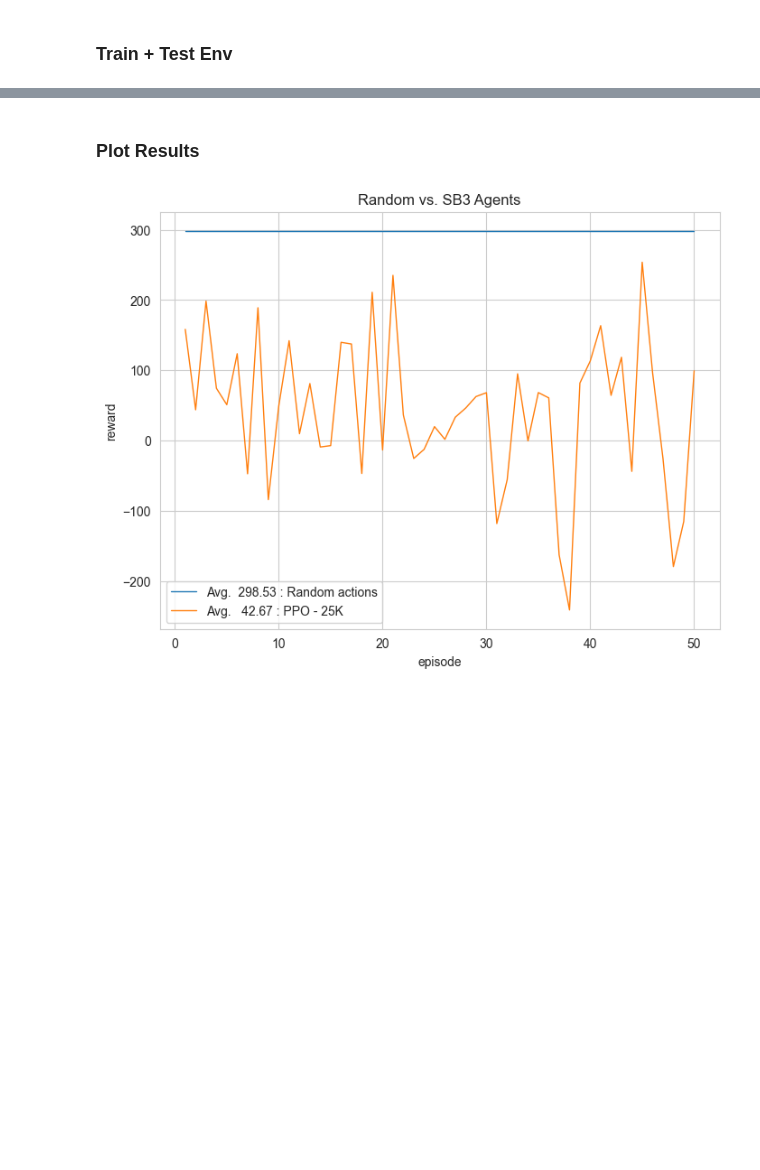
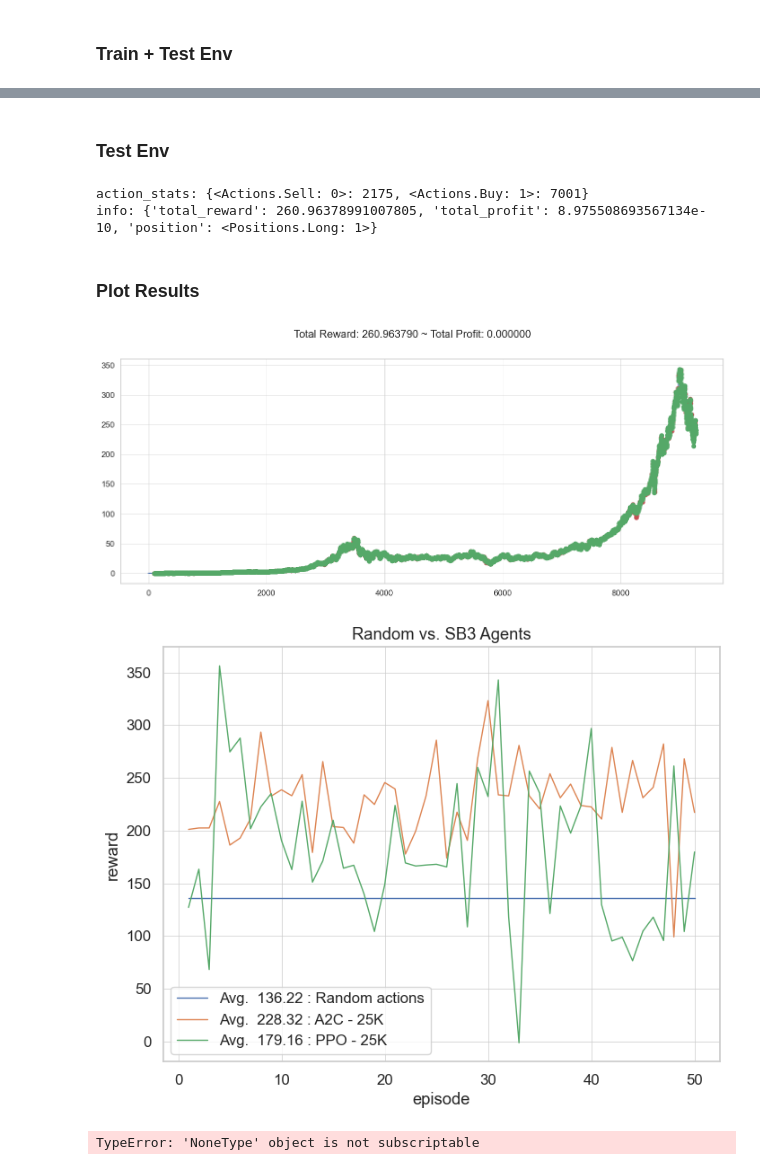
Before and after one commit to ChopinNo3Op9/RL-Based-Gym-Trading, a Jupyter notebook: examples/SB3_a2c_ppo.ipynb, the cells around one changed output, grey strips where cells are left out. Drawn from its saved outputs; the diff is of its cells as text; code cells hidden in the pictures; blank space fills up the shorter version.

Commit message:
updated ppo with MSFT

```diff
--- a/examples/SB3_a2c_ppo.ipynb
+++ b/examples/SB3_a2c_ppo.ipynb
@@ -25,6 +26,8 @@ import yfinance as yf
 
 # Download Tesla's stock data
 # data = yf.download('TSLA', start='2020-01-01', end='2020-03-31')
-data = yf.download('TSLA', end='2022-12-31')
+# data = yf.download('TSLA', end='2022-12-31')
+data = yf.download('MSFT', end='2022-12-31')
+# data = data[:200]
 # %% [output]
 [*********************100%%**********************]  1 of 1 completed
@@ -235,8 +236,8 @@ learning_timesteps_list_in_K = [25]
 # learning_timesteps_list_in_K = [500, 1000, 3000, 5000]
 
 # RL Algorithms: https://stable-baselines3.readthedocs.io/en/master/guide/algos.html
-# model_class_list = [A2C, PPO]
-model_class_list = [PPO]
+model_class_list = [A2C, PPO]
+# model_class_list = [PPO]
 
 for timesteps in learning_timesteps_list_in_K:
     total_learning_timesteps = timesteps * 1000  # how many decisions (actions)
@@ -291,5 +302,37 @@ KeyboardInterrupt:
+# %% [markdown]
+### Test Env
+# %%
+action_stats = {Actions.Sell: 0, Actions.Buy: 0}
+
+observation, info = env.reset(seed=2023)
+
+while True:
+    # action = env.action_space.sample()
+    action, _states = model.predict(observation)
+
+    action_stats[Actions(action)] += 1
+    observation, reward, terminated, truncated, info = env.step(action)
+    done = terminated or truncated
+
+    # env.render()
+    if done:
+        break
+
+env.close()
+
+print("action_stats:", action_stats)
+print("info:", info)
+# %% [output]
+action_stats: {<Actions.Sell: 0>: 2175, <Actions.Buy: 1>: 7001}
+info: {'total_reward': 260.96378991007805, 'total_profit': 8.975508693567134e-10, 'position': <Positions.Long: 1>}
 # %% [markdown]
 ### Plot Results
+# %%
+plt.figure(figsize=(16, 6))
+env.unwrapped.render_all()
+plt.show()
+# %% [output]
+[figure, added]
 # %%
 data = pd.DataFrame(plot_data)
 
@@ -308,4 +351,4 @@ plt.title('Random vs. SB3 Agents')
 plt.legend()
 plt.show()
 # %% [output]
-[figure, old version]
+[figure, new version]
@@ -311,0 +364,10 @@ plt.show()
+# %%
+qs.extend_pandas()
+
+net_worth = pd.Series(env.unwrapped.history['total_profit'], index=df.index[start_index+1:end_index])
+returns = net_worth.pct_change().iloc[1:]
+
+qs.reports.full(returns)
+qs.reports.html(returns, output='SB3_a2c_quantstats.html')
+# %% [output]
+TypeError: 'NoneType' object is not subscriptable
```
Also changed, not shown: parts of 12 cells of this notebook, 3 other files.
